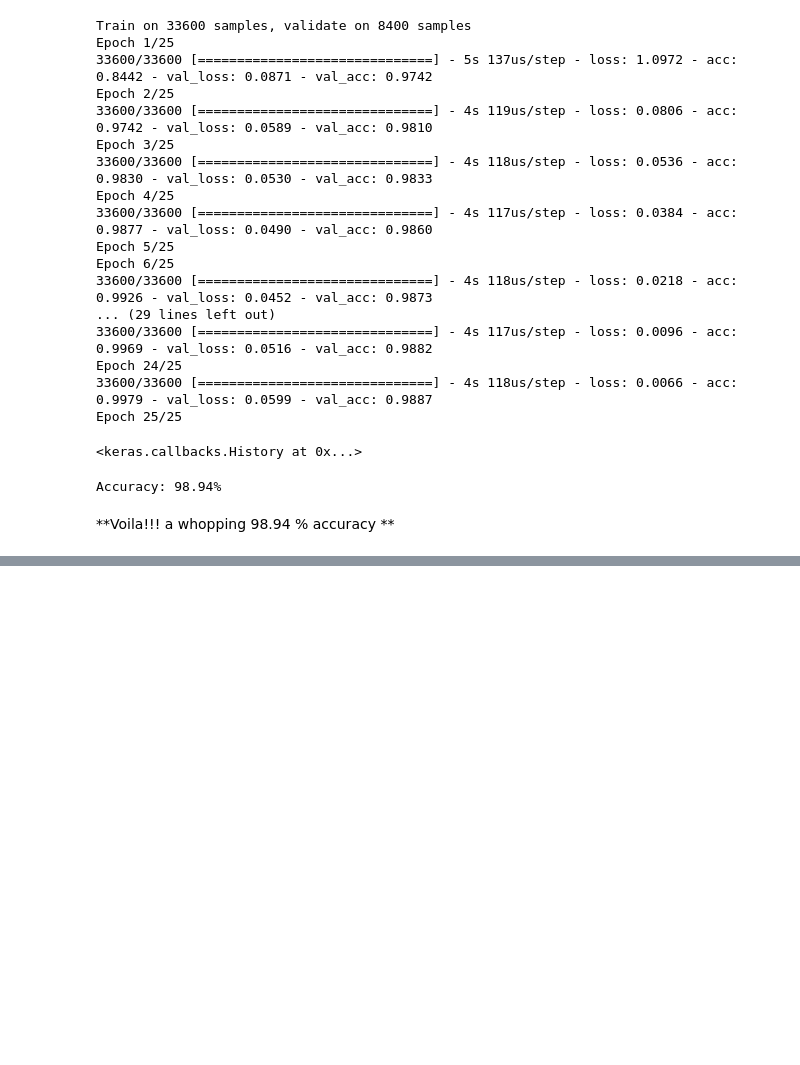
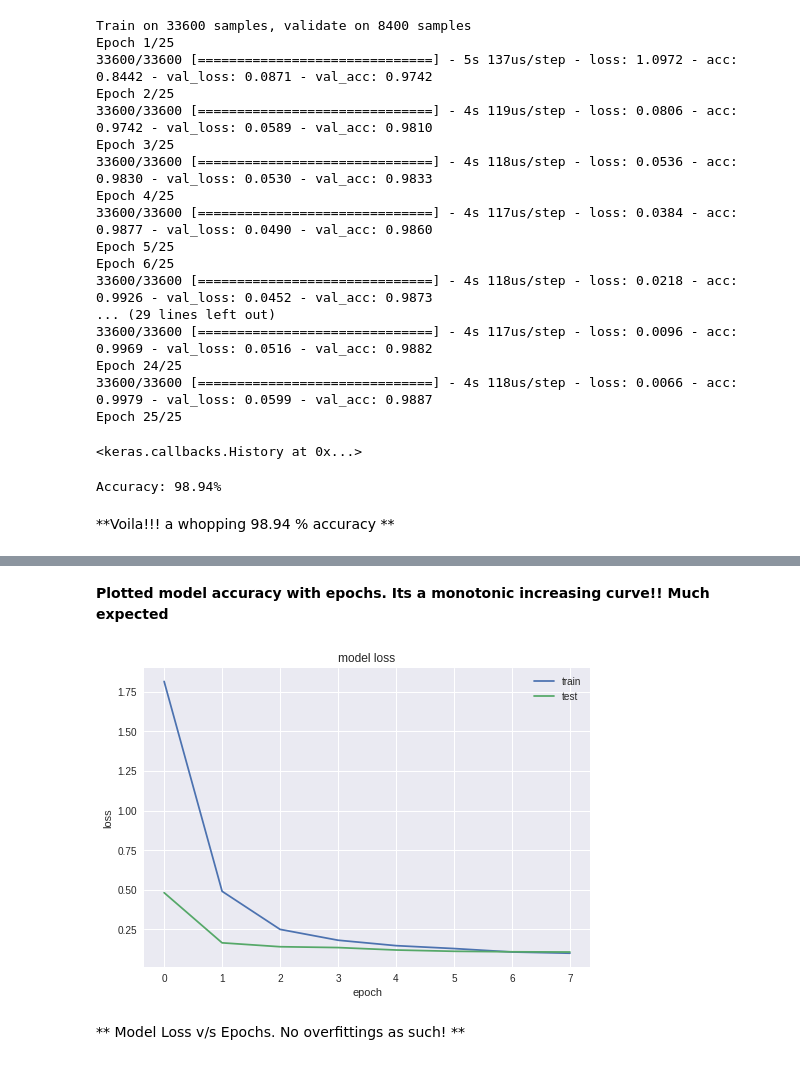
Before and after one commit to divyam25/ConvNets-MNIST, a Jupyter notebook: ConvNets_MNIST.ipynb, the cells around one changed output, grey strips where cells are left out. Saved outputs shown, nothing was run; the diff lists cells and outputs as text; code cells hidden in the pictures; blank space fills up the shorter version.

```diff
--- a/ConvNets_MNIST.ipynb
+++ b/ConvNets_MNIST.ipynb
@@ -185,0 +196,14 @@ Accuracy: 98.94%
+# %% [markdown]
+**Plotted model accuracy with epochs. Its a monotonic increasing curve!! Much expected**
+# %%
+plt.plot(history.history['loss'])
+plt.plot(history.history['val_loss'])
+plt.title('model loss')
+plt.ylabel('loss')
+plt.xlabel('epoch')
+plt.legend(['train', 'test'], loc='best')
+plt.show()
+# %% [output]
+[figure, added]
+# %% [markdown]
+** Model Loss v/s Epochs. No overfittings as such! **
```
Also changed, not shown: parts of 1 cell of this notebook.
